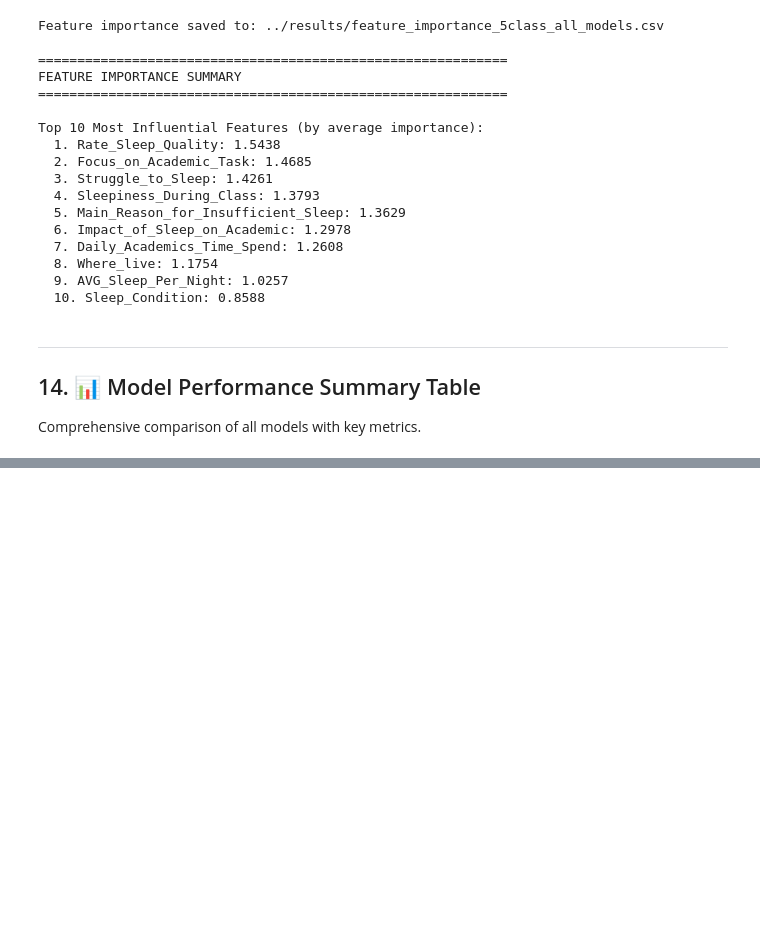
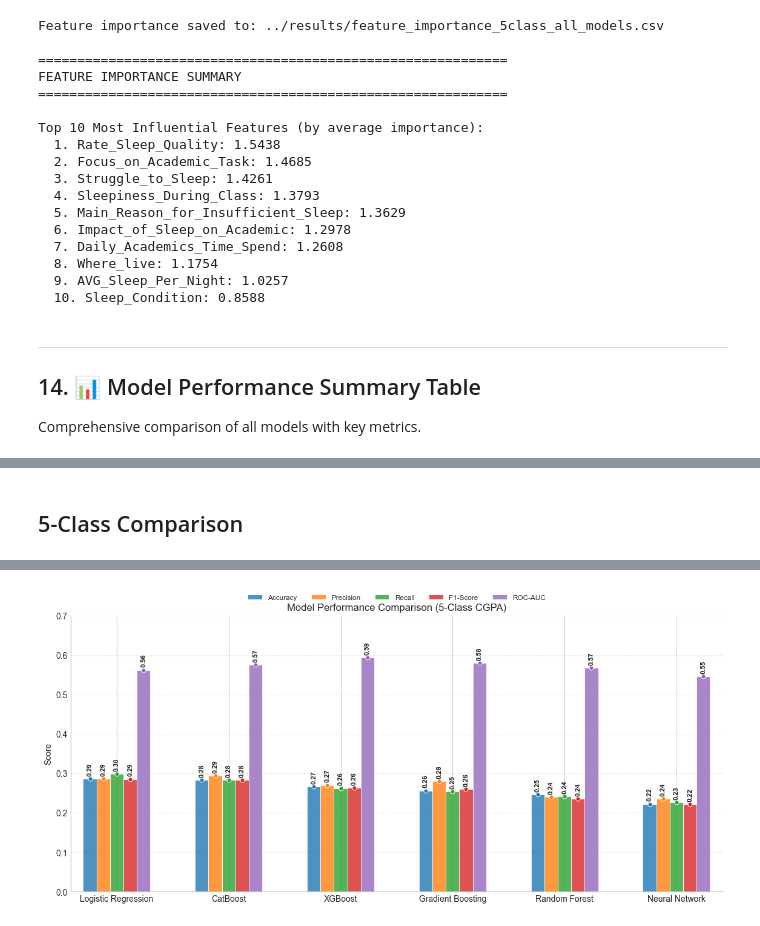
Before and after one commit to ar-sayeem/Sleep_Pattern_Academic_Engagement, a Jupyter notebook: notebooks/05_Original_Data_ML_Experiments_CGPA5.ipynb, the cells around one changed output, grey strips where cells are left out. Drawn from its saved outputs; the diff is of its cells as text; code cells hidden in the pictures; blank space fills up the shorter version.

Commit message:
5ClassModelComparison

```diff
--- a/notebooks/05_Original_Data_ML_Experiments_CGPA5.ipynb
+++ b/notebooks/05_Original_Data_ML_Experiments_CGPA5.ipynb
@@ -1033,3 +1033,81 @@ COMPREHENSIVE MODEL PERFORMANCE COMPARISON - 5-CLASS CGPA PREDICTION
 ===============================================================================================
 
 ✓ Results saved to: ../results/final_5class_model_comparison.csv
+# %% [markdown]
+## 5-Class Comparison
+# %%
+# Fixed summary table (no rank column)
+summary_rows = [
+    {'Model': 'Logistic Regression', 'Accuracy': 0.2862, 'Precision': 0.2857, 'Recall': 0.2978, 'F1-Score': 0.2851, 'ROC-AUC': 0.5616},
+    {'Model': 'CatBoost', 'Accuracy': 0.2828, 'Precision': 0.2937, 'Recall': 0.2825, 'F1-Score': 0.2833, 'ROC-AUC': 0.5749},
+    {'Model': 'XGBoost', 'Accuracy': 0.2660, 'Precision': 0.2699, 'Recall': 0.2622, 'F1-Score': 0.2624, 'ROC-AUC': 0.5927},
+    {'Model': 'Gradient Boosting', 'Accuracy': 0.2559, 'Precision': 0.2795, 'Recall': 0.2537, 'F1-Score': 0.2600, 'ROC-AUC': 0.5798},
+    {'Model': 'Random Forest', 'Accuracy': 0.2458, 'Precision': 0.2400, 'Recall': 0.2410, 'F1-Score': 0.2351, 'ROC-AUC': 0.5675},
+    {'Model': 'Neural Network', 'Accuracy': 0.2222, 'Precision': 0.2353, 'Recall': 0.2265, 'F1-Score': 0.2217, 'ROC-AUC': 0.5451},
+]
+
+summary_df = pd.DataFrame(summary_rows)
+print(summary_df.to_string(index=False))
+
+# Compact, professional multi-metric chart with point overlays
+metrics = ['Accuracy', 'Precision', 'Recall', 'F1-Score', 'ROC-AUC']
+colors = ['#1f77b4', '#ff7f0e', '#2ca02c', '#d62728', '#9467bd']
+
+plt.style.use('seaborn-v0_8-whitegrid')
+fig, ax = plt.subplots(figsize=(11.5, 5.4))
+
+x = np.arange(len(summary_df['Model']))
+bar_width = 0.12
+offsets = np.linspace(-2, 2, len(metrics)) * bar_width
+
+for metric, offset, color in zip(metrics, offsets, colors):
+    values = summary_df[metric].values
+    bars = ax.bar(
+        x + offset,
+        values,
+        width=bar_width,
+        label=metric,
+        color=color,
+        alpha=0.80,
+        edgecolor='white',
+        linewidth=0.7,
+        zorder=2,
+    )
+    # Point overlays for precision reading
+    ax.scatter(
+        x + offset,
+        values,
+        s=26,
+        color=color,
+        edgecolor='white',
+        linewidth=0.7,
+        zorder=3,
+    )
+    # Value labels (bold, compact)
+    for bar, val in zip(bars, values):
+        ax.text(
+            bar.get_x() + bar.get_width() / 2,
+            val + 0.008,
+            f'{val:.2f}',
+            ha='center',
+            va='bottom',
+            fontsize=8,
+            fontweight='bold',
+            rotation=90,
+            color='#222222',
+        )
+
+ax.set_xticks(x)
+ax.set_xticklabels(summary_df['Model'], rotation=0, ha='center')
+ax.set_ylim(0, 0.7)
+ax.set_ylabel('Score')
+ax.set_title('Model Performance Comparison (5-Class CGPA)')
+ax.legend(ncol=5, fontsize=8.5, frameon=False, loc='upper center', bbox_to_anchor=(0.5, 1.10))
+ax.grid(axis='y', linestyle='--', alpha=0.35, zorder=1)
+ax.spines['top'].set_visible(False)
+ax.spines['right'].set_visible(False)
+ax.margins(x=0.02)
+
+plt.tight_layout()
+plt.show()
+# %% [output]
@@ -1035,0 +1121 @@ COMPREHENSIVE MODEL PERFORMANCE COMPARISON - 5-CLASS CGPA PREDICTION
+[figure, added]
```
Also changed, not shown: parts of 9 cells of this notebook.
